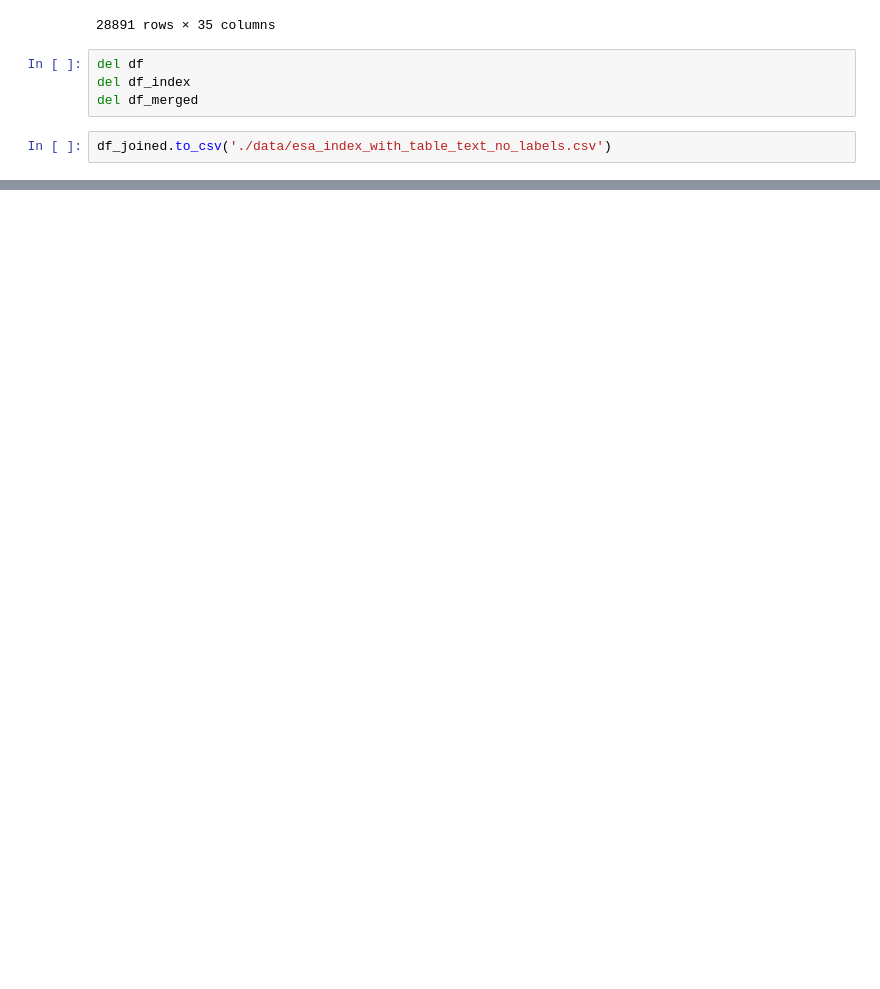
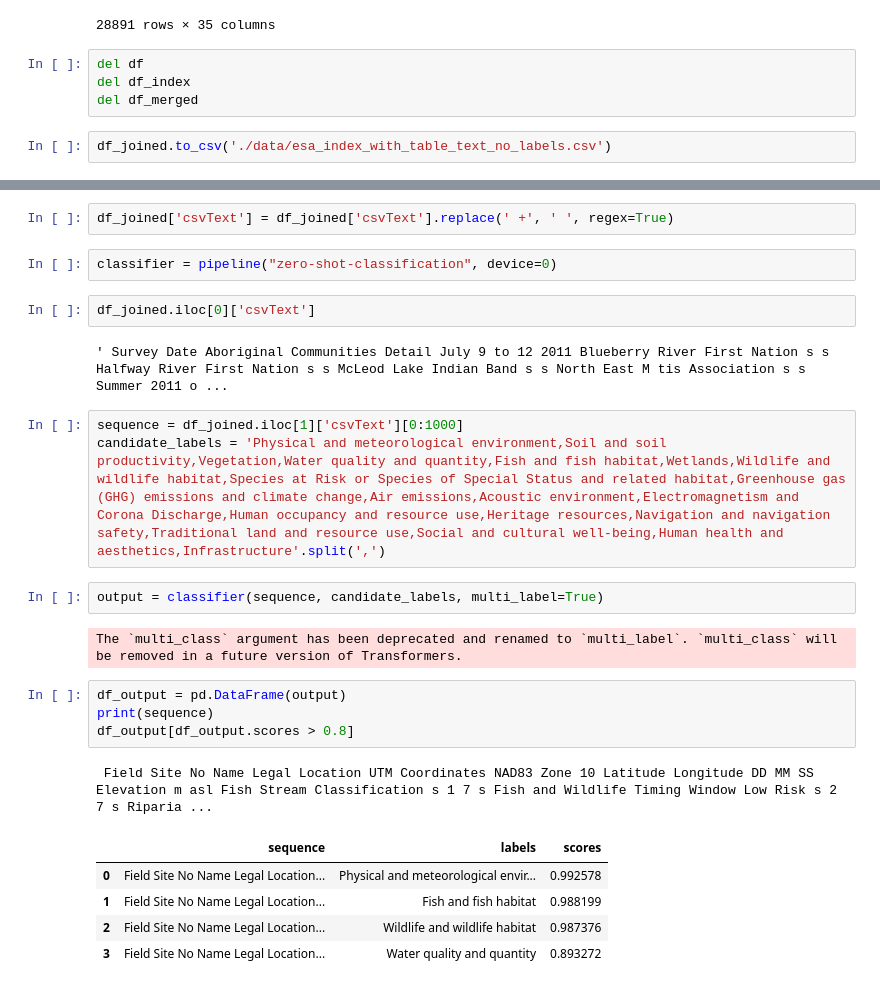
Before and after one commit to CER-REC/esa-data-bank_banque-donnees-ees, a Jupyter notebook: Codes/Section_05_VEC_Labeling_for_Tables/01_creating_index_file_with_vecs_vscs.ipynb, the cells around one changed output, grey strips where cells are left out. Drawn from its saved outputs; the diff is of its cells as text; blank space fills up the shorter version.

Commit message:
Added zero-shot model with huggingface to label data.

```diff
--- a/Codes/Section_05_VEC_Labeling_for_Tables/01_creating_index_file_with_vecs_vscs.ipynb
+++ b/Codes/Section_05_VEC_Labeling_for_Tables/01_creating_index_file_with_vecs_vscs.ipynb
@@ -78,0 +78,26 @@ df_joined.to_csv('./data/esa_index_with_table_text_no_labels.csv')
+# %%
+df_joined['csvText'] = df_joined['csvText'].replace(' +', ' ', regex=True)
+# %%
+classifier = pipeline("zero-shot-classification", device=0)
+# %%
+df_joined.iloc[0]['csvText']
+# %% [output]
+' Survey Date Aboriginal Communities Detail July 9 to 12 2011 Blueberry River First Nation s s Halfway River First Nation s s McLeod Lake Indian Band s s North East M tis Association s s Summer 2011 o ...
+# %%
+sequence = df_joined.iloc[1]['csvText'][0:1000]
+candidate_labels = 'Physical and meteorological environment,Soil and soil productivity,Vegetation,Water quality and quantity,Fish and fish habitat,Wetlands,Wildlife and wildlife habitat,Species at Risk or Species of Special Status and related habitat,Greenhouse gas (GHG) emissions and climate change,Air emissions,Acoustic environment,Electromagnetism and Corona Discharge,Human occupancy and resource use,Heritage resources,Navigation and navigation safety,Traditional land and resource use,Social and cultural well-being,Human health and aesthetics,Infrastructure'.split(',')
+# %%
+output = classifier(sequence, candidate_labels, multi_label=True)
+# %% [output]
+The `multi_class` argument has been deprecated and renamed to `multi_label`. `multi_class` will be removed in a future version of Transformers.
+# %%
+df_output = pd.DataFrame(output)
+print(sequence)
+df_output[df_output.scores > 0.8]
+# %% [output]
+ Field Site No Name Legal Location UTM Coordinates NAD83 Zone 10 Latitude Longitude DD MM SS Elevation m asl Fish Stream Classification s 1 7 s Fish and Wildlife Timing Window Low Risk s 2 7 s Riparia ...
+|  | sequence | labels | scores |
+| 0 | Field Site No Name Legal Location... | Physical and meteorological envir... | 0.992578 |
+| 1 | Field Site No Name Legal Location... | Fish and fish habitat | 0.988199 |
+| 2 | Field Site No Name Legal Location... | Wildlife and wildlife habitat | 0.987376 |
+| 3 | Field Site No Name Legal Location... | Water quality and quantity | 0.893272 |
```
Also changed, not shown: parts of 5 cells of this notebook.
